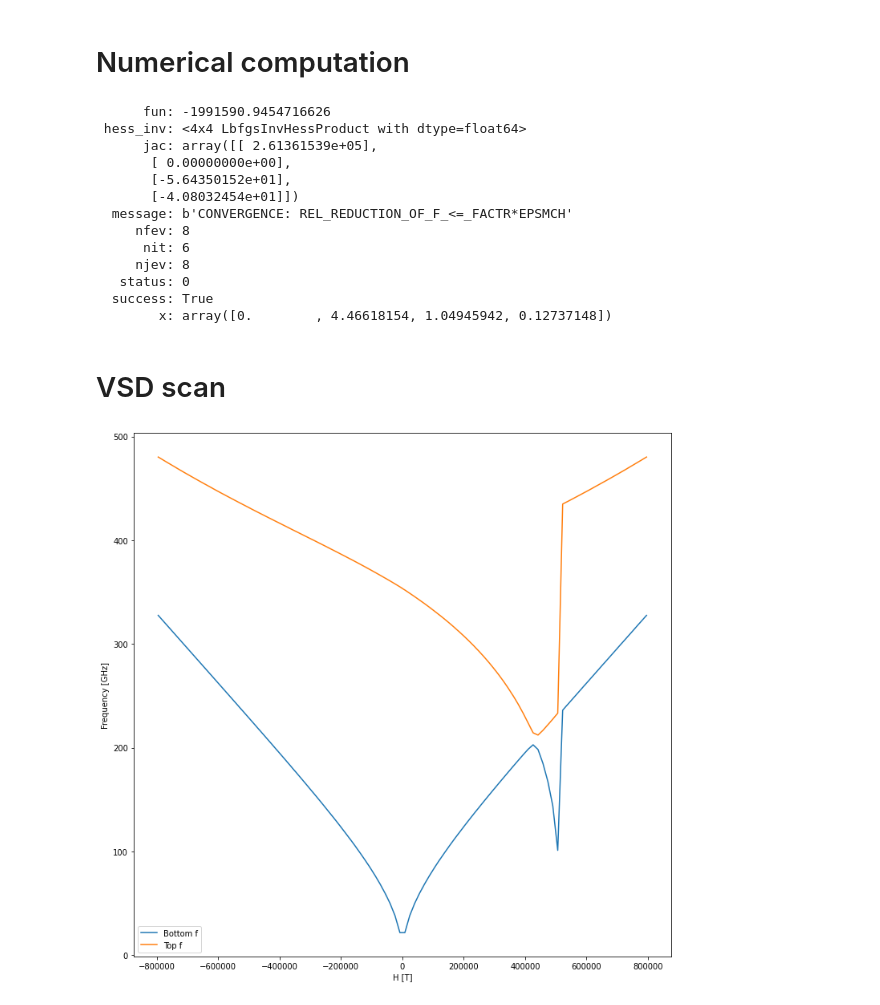
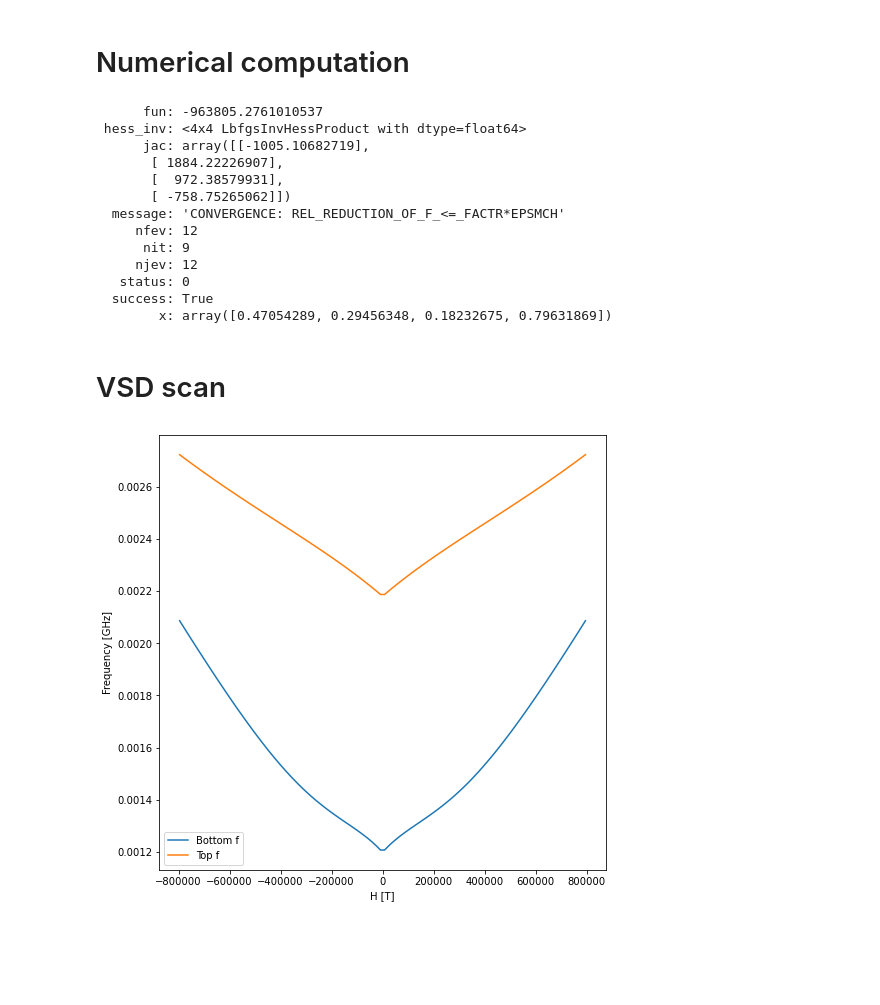
Before and after one commit to LemurPwned/physics-misc, a Jupyter notebook: Symbolic.ipynb, the cells around one changed output. Cells and saved outputs as stored; diff of their text form; code cells hidden in the pictures; blank space fills up the shorter version.

```diff
--- a/Symbolic.ipynb
+++ b/Symbolic.ipynb
@@ -32,7 +30,7 @@ we take an explicit form of \[1x1\] matrix, in terms of all M constituents. Then
 theta, phi, lamb, omega = sym.symbols('Theta Phi Lambda Omega')
 alpha1, alpha2, gamma, mu = sym.symbols("alpha_1 alpha_2 gamma \mu")
 torque_par, torque_per = sym.symbols("tau_1 tau_2")
-K1, K2, J1, J2 = sym.symbols("K1 K2 J1 J2")
+K1, K2, J = sym.symbols("K1 K2 J")
 d1, d2 = sym.symbols("d_1 d_2")
 Hoe = sym.symbols("H_oe")
 
@@ -375,8 +394,7 @@ arg_set = {
     A2: np.array([[1], [0], [1]]),
     K2: 305e3,
     # IEC,
-    J1: 1e-5,
-    J2: 1e-9,
+    J: 1e-5,
     # thickness
     d1: 1e-9,
     d2: 1e-9,
@@ -392,19 +410,19 @@ res = minimize(opt_wrapper_cost,
                tol=1e-4)
 res
 # %% [output]
-      fun: -1991590.9454716626
+      fun: -963805.2761010537
  hess_inv: <4x4 LbfgsInvHessProduct with dtype=float64>
-      jac: array([[ 2.61361539e+05],
-       [ 0.00000000e+00],
-       [-5.64350152e+01],
-       [-4.08032454e+01]])
-  message: b'CONVERGENCE: REL_REDUCTION_OF_F_<=_FACTR*EPSMCH'
-     nfev: 8
-      nit: 6
-     njev: 8
+      jac: array([[-1005.10682719],
+       [ 1884.22226907],
+       [  972.38579931],
+       [ -758.75265062]])
+  message: 'CONVERGENCE: REL_REDUCTION_OF_F_<=_FACTR*EPSMCH'
+     nfev: 12
+      nit: 9
+     njev: 12
    status: 0
   success: True
-        x: array([0.        , 4.46618154, 1.04945942, 0.12737148])
+        x: array([0.47054289, 0.29456348, 0.18232675, 0.79631869])
 # %% [markdown]
 # VSD scan
 # %%
@@ -423,7 +441,7 @@ def find_resonance(Hstart=-1, Hstop=1, N=50):
     bottom_f, top_f = [], []
     x0vals = list(x0.values())
     for h in tqdm(h_space):
-        hext = np.expand_dims(cartiesian_from_spherical(h * TtoAm, 45, 45),
+        hext = np.expand_dims(cartiesian_from_spherical(h * TtoAm, 0, 45),
                               0).T
         arg_set = {
             # Hoe
@@ -438,7 +456,7 @@ def find_resonance(Hstart=-1, Hstop=1, N=50):
             demagTensor1: np.array([[0, 0, 0], [0, 0, 0], [0, 0, 1]]),
             # demag 2
             demagTensor2: np.array([[0, 0, 0], [0, 0, 0], [0, 0, 1]]),
-            gamma: 220880,
+            gamma: 1.,
             alpha1: 0.01,
             alpha2: 0.01,
             torque_par: 0,
@@ -446,18 +464,17 @@ def find_resonance(Hstart=-1, Hstop=1, N=50):
             Ms1: 1.07,
             Ms2: 1.07,
             # anisotropy1
-#             A1: np.array([[0.34071865], [-0.08715574],
-#                           [0.936116]]),
-            A1: np.array([[0], [0], [1]]),
+            A1: np.array([[0.34071865], [-0.08715574],
+                          [0.936116]]),
+            # A1: np.array([[0], [0], [1]]),
             K1: 728e3,
             # anisotropy2
-#             A2: np.array([[0], [-0.0871557],
-#                           [0.996195]]),
-            A2: np.array([[0], [0], [1]]),
+            A2: np.array([[0], [-0.0871557],
+                          [0.996195]]),
+            # A2: np.array([[0], [0], [1]]),
             K2: 305e3,
             # IEC,
-            J1: 1e-5,
-            J2: 1e-5,
+            J: 0e-5,
             # thickness
             d1: 1e-9,
             d2: 1e-9,
@@ -482,12 +499,12 @@ def find_resonance(Hstart=-1, Hstop=1, N=50):
 # %%
 import matplotlib.pyplot as plt
 h_space, bottom_f, top_f = find_resonance(N=100)
 
-fig, ax = plt.subplots(figsize=(12, 12))
+fig, ax = plt.subplots(figsize=(8, 8))
 ax.plot(h_space*TtoAm, bottom_f, label="Bottom f")
 ax.plot(h_space*TtoAm, top_f, label="Top f")
 ax.set_xlabel("H [T]")
 ax.set_ylabel("Frequency [GHz]")
 _ = ax.legend()
 # %% [output]
-[figure, old version]
+[figure, new version]
```
Also changed, not shown: parts of 9 cells of this notebook, 2 other files.
